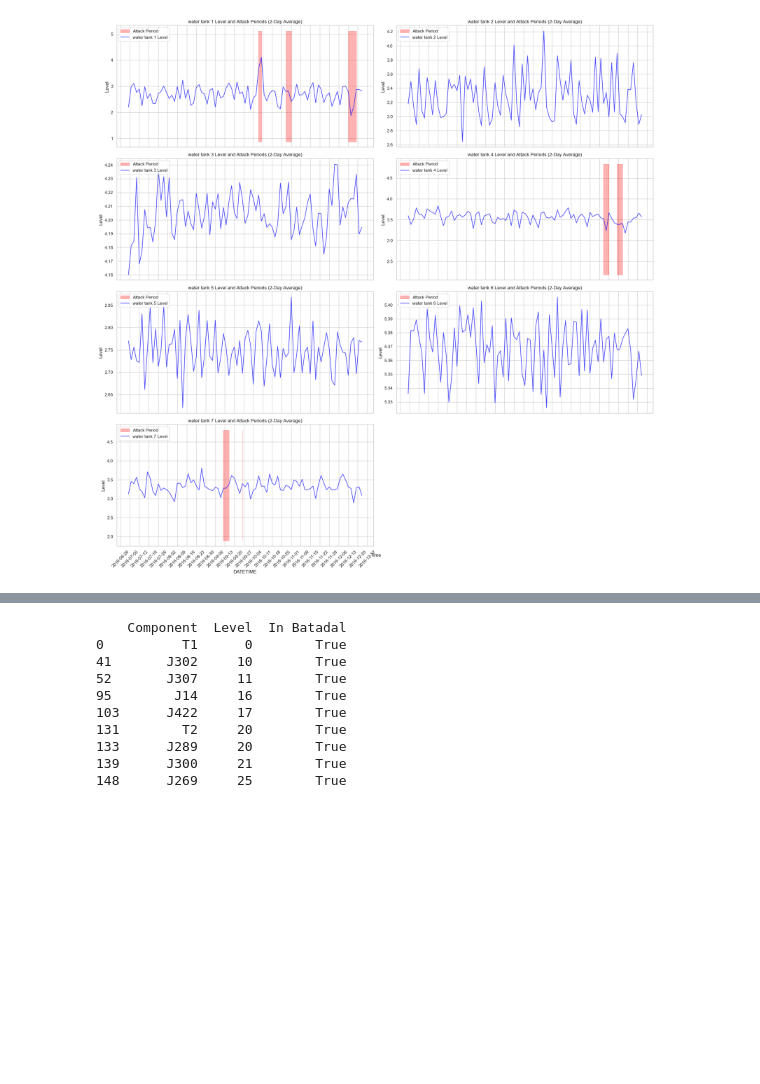
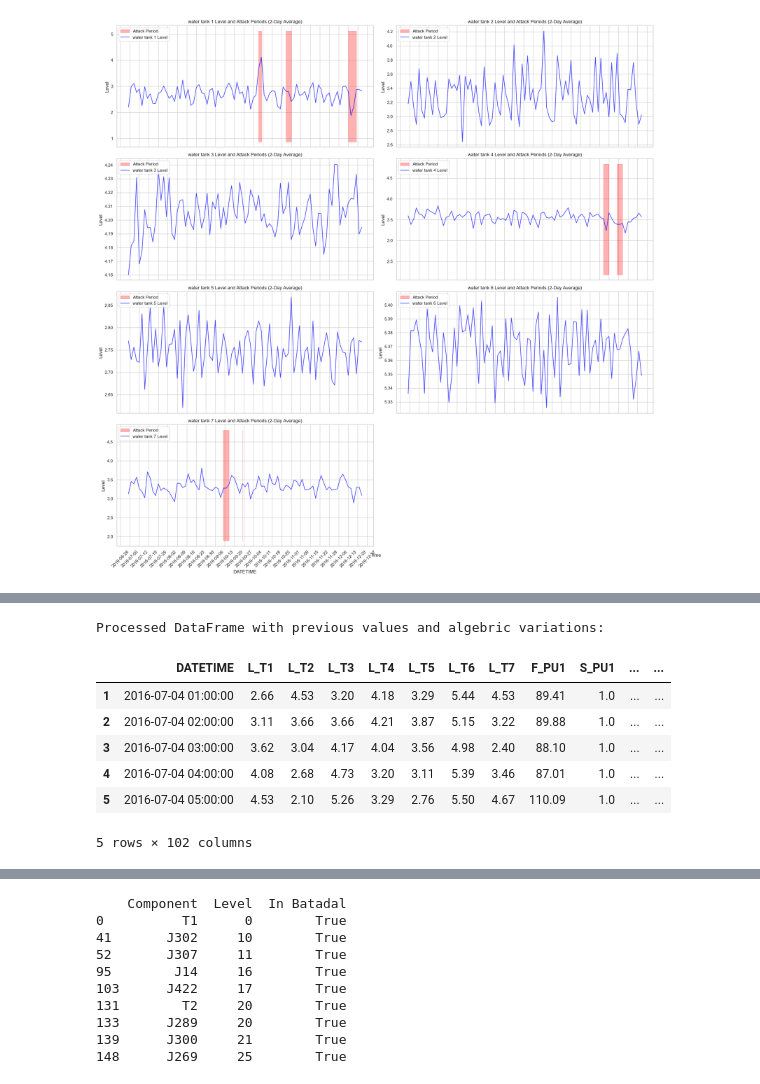
Before and after one commit to Striky2/ics-cybersleuth-ai, a Jupyter notebook: main-jupy-bk.ipynb, the cells around one changed output, grey strips where cells are left out. Drawn from its saved outputs; the diff is of its cells as text; code cells hidden in the pictures; blank space fills up the shorter version.

```diff
--- a/main-jupy-bk.ipynb
+++ b/main-jupy-bk.ipynb
@@ -419,0 +517,25 @@ This method not only identifies anomalies but also tests the reliability of sens
+# %%
+n = 1
+
+data = batadal_data_wth_attack.copy()
+
+for col in data.columns:
+    if col not in ['ATT_FLAG', 'DATETIME']:
+        # Create a new column representing the algebraic variation between current and previous row
+        data[f'{col}_past_{n}'] = data[col].shift(n)
+
+# Drop the first row with NaN values due to the shift operation
+data = data.dropna()
+
+# Display the processed DataFrame
+print("Processed DataFrame with previous values and algebric variations:")
+data.head()
+# %% [output]
+Processed DataFrame with previous values and algebric variations:
+|  | DATETIME | L_T1 | L_T2 | L_T3 | L_T4 | L_T5 | L_T6 | L_T7 | F_PU1 | S_PU1 | ... | ... |
+| 1 | 2016-07-04 01:00:00 | 2.66 | 4.53 | 3.20 | 4.18 | 3.29 | 5.44 | 4.53 | 89.41 | 1.0 | ... | ... |
+| 2 | 2016-07-04 02:00:00 | 3.11 | 3.66 | 3.66 | 4.21 | 3.87 | 5.15 | 3.22 | 89.88 | 1.0 | ... | ... |
+| 3 | 2016-07-04 03:00:00 | 3.62 | 3.04 | 4.17 | 4.04 | 3.56 | 4.98 | 2.40 | 88.10 | 1.0 | ... | ... |
+| 4 | 2016-07-04 04:00:00 | 4.08 | 2.68 | 4.73 | 3.20 | 3.11 | 5.39 | 3.46 | 87.01 | 1.0 | ... | ... |
+| 5 | 2016-07-04 05:00:00 | 4.53 | 2.10 | 5.26 | 3.29 | 2.76 | 5.50 | 4.67 | 110.09 | 1.0 | ... | ... |
+5 rows × 102 columns
```
Also changed, not shown: parts of 26 cells of this notebook.
